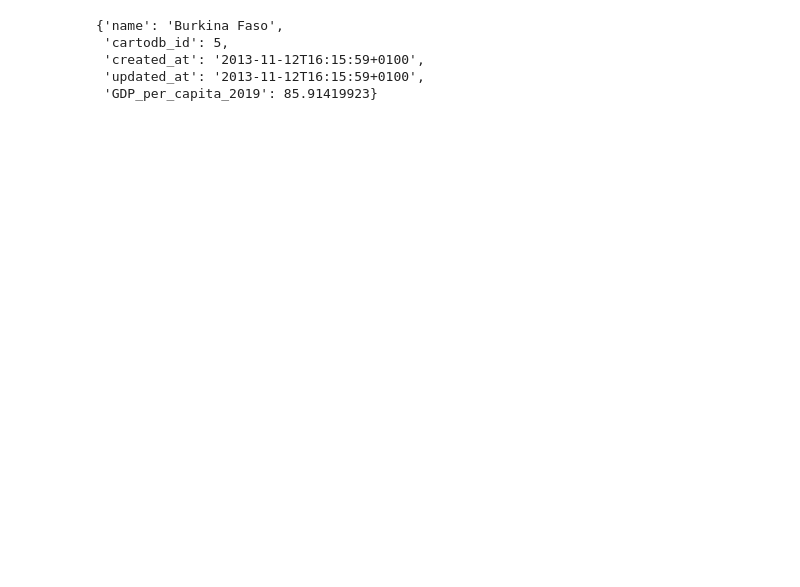
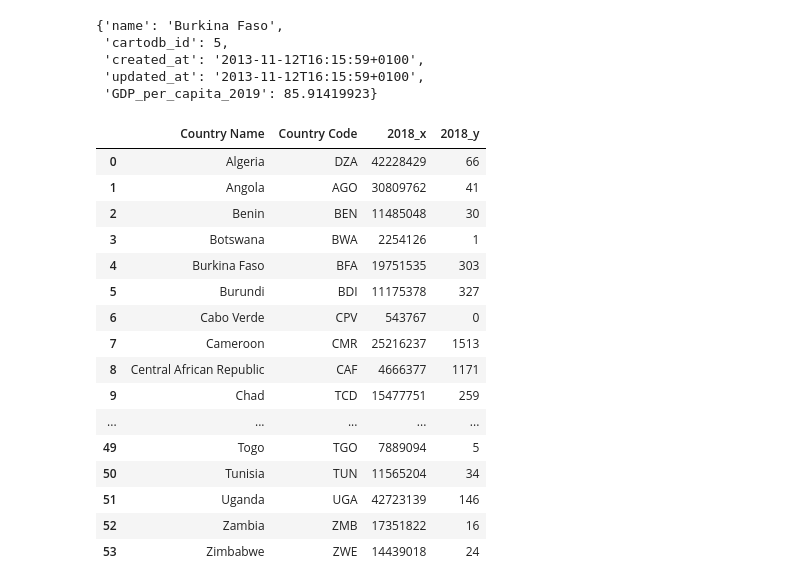
Before and after one commit to carlykelly/African_Conflict, a Jupyter notebook: Editing GeoJson.ipynb, the cells around one changed output. Drawn from its saved outputs; the diff is of its cells as text; code cells hidden in the pictures; blank space fills up the shorter version.

Commit message:
Choropleth working and trying Animation

```diff
--- a/Editing GeoJson.ipynb
+++ b/Editing GeoJson.ipynb
@@ -131,0 +135,31 @@ geojson['features'][4]['properties']
+# %%
+population = pd.read_sql("select * from population", cloud_conn)
+fatalities = pd.read_sql("select * from fatalities", cloud_conn)
+conflicts = pd.read_sql("select * from conflict", cloud_conn)
+# %%
+population = population[['Country Name',"Country Code",'2018', "Series Name"]]
+population = population.loc[population['Series Name'] == 'Population, total']
+population = population [["Country Name", "Country Code", "2018"]]
+# %%
+fatalities = fatalities[['Country Name','2018']]
+conflicts = conflicts[['Country Name', '2018']]
+# %%
+choropleth = pd.merge(population, fatalities, on="Country Name")
+# %% [output]
+|  | Country Name | Country Code | 2018_x | 2018_y |
+| 0 | Algeria | DZA | 42228429 | 66 |
+| 1 | Angola | AGO | 30809762 | 41 |
+| 2 | Benin | BEN | 11485048 | 30 |
+| 3 | Botswana | BWA | 2254126 | 1 |
+| 4 | Burkina Faso | BFA | 19751535 | 303 |
+| 5 | Burundi | BDI | 11175378 | 327 |
+| 6 | Cabo Verde | CPV | 543767 | 0 |
+| 7 | Cameroon | CMR | 25216237 | 1513 |
+| 8 | Central African Republic | CAF | 4666377 | 1171 |
+| 9 | Chad | TCD | 15477751 | 259 |
+| ... | ... | ... | ... | ... |
+| 49 | Togo | TGO | 7889094 | 5 |
+| 50 | Tunisia | TUN | 11565204 | 34 |
+| 51 | Uganda | UGA | 42723139 | 146 |
+| 52 | Zambia | ZMB | 17351822 | 16 |
+| 53 | Zimbabwe | ZWE | 14439018 | 24 |
```
Also changed, not shown: parts of 13 cells of this notebook, 7 other files.
